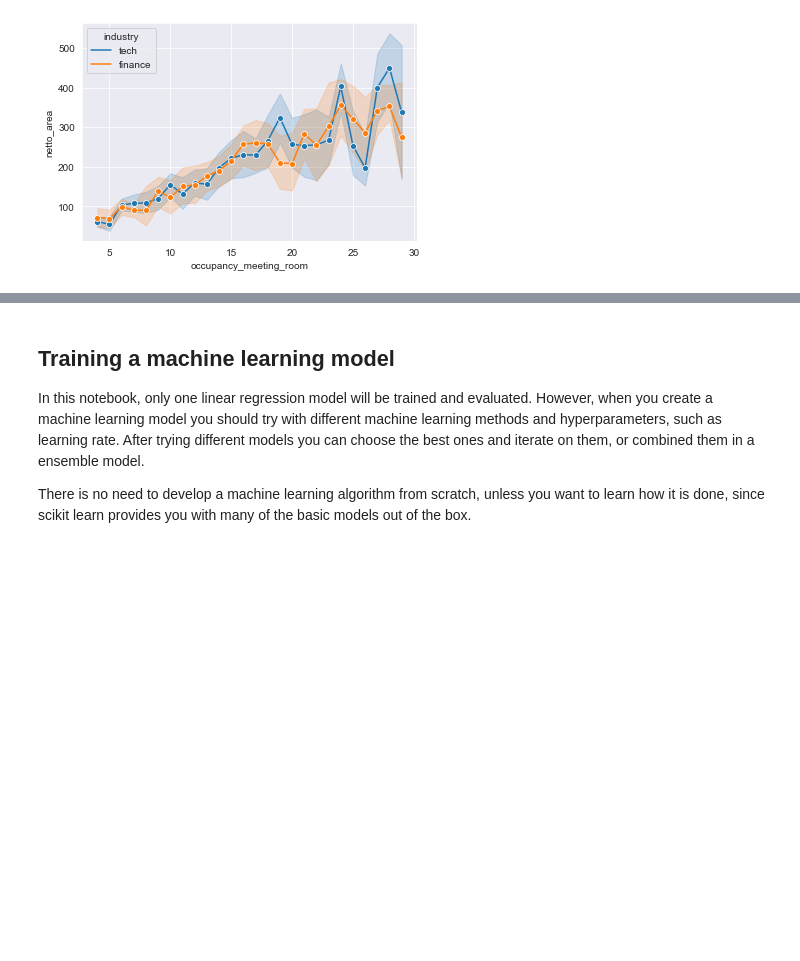
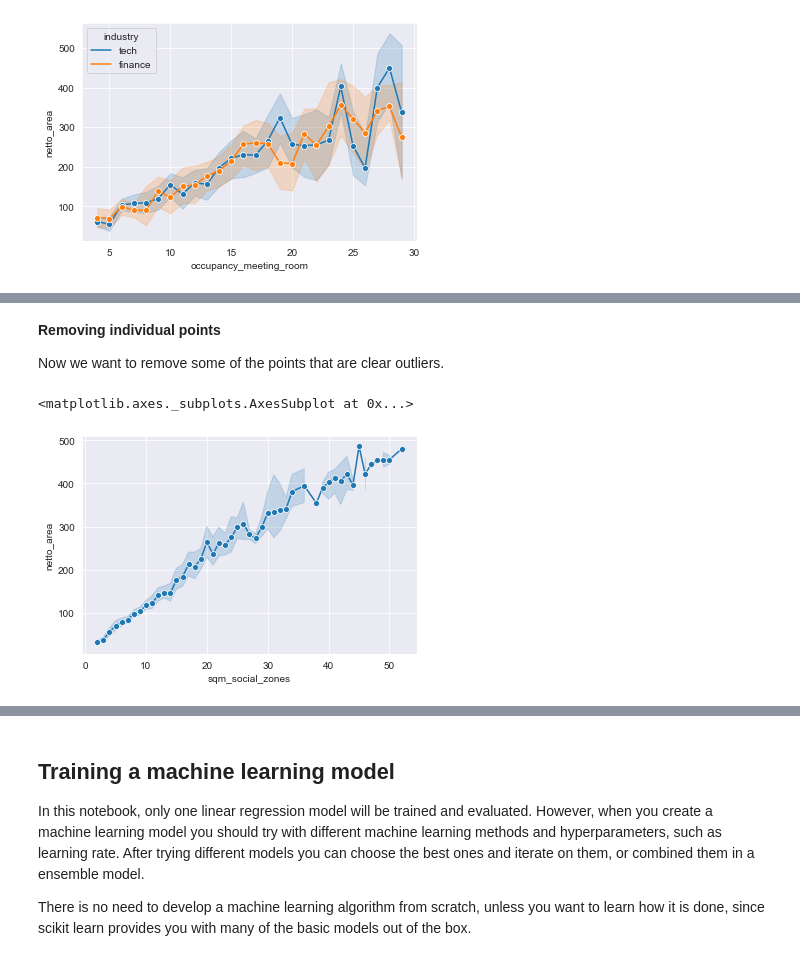
Before and after one commit to arealizeai/code2021-ML-case, a Jupyter notebook: Introduction notebook.ipynb, the cells around one changed output, grey strips where cells are left out. Saved outputs shown, nothing was run; the diff lists cells and outputs as text; code cells hidden in the pictures; blank space fills up the shorter version.

```diff
--- a/Introduction notebook.ipynb
+++ b/Introduction notebook.ipynb
@@ -259,0 +261,5 @@ Removing outliers will also be benefical for a linear regression model. An outli
+# %%
+columns_to_drop = ['id', 'city']
+
+new_dataset = dataset.drop(columns_to_drop, axis=1)
+new_dataset.head()
@@ -259,0 +277,3 @@ Removing outliers will also be benefical for a linear regression model. An outli
+# %%
+new_dataset.drop(new_dataset[(new_dataset['occupancy_meeting_room'] > 30)].index, inplace=True)
+new_dataset['occupancy_meeting_room'].describe()
@@ -259,0 +292,3 @@ Removing outliers will also be benefical for a linear regression model. An outli
+# %%
+new_dataset.drop(new_dataset[(new_dataset['nr_closed_cubicles'] > 50)].index, inplace=True)
+new_dataset['nr_closed_cubicles'].describe()
@@ -259,0 +307,3 @@ Removing outliers will also be benefical for a linear regression model. An outli
+# %%
+new_dataset.drop(new_dataset[(new_dataset['nr_employees'] > 90)].index, inplace=True)
+new_dataset['nr_employees'].describe()
@@ -259,0 +320,9 @@ Removing outliers will also be benefical for a linear regression model. An outli
+# %% [markdown]
+**Removing individual points**
+
+Now we want to remove some of the points that are clear outliers.
+# %%
+sns.lineplot(data=new_dataset, x='sqm_social_zones', y='netto_area', marker='o')
+# %% [output]
+<matplotlib.axes._subplots.AxesSubplot at 0x...>
+[figure, added]
```
Also changed, not shown: parts of 14 cells of this notebook.
